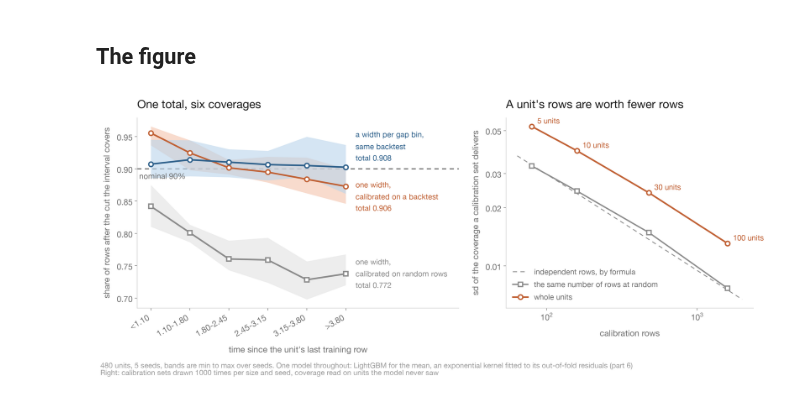
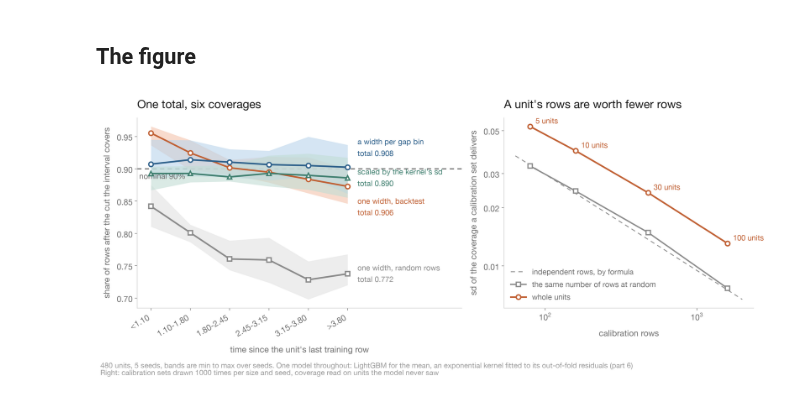
Before and after one commit to firefly1248/demo-notebooks, a Jupyter notebook: notebooks/panel_coverage_by_gap.ipynb, the cells around one changed output. Saved outputs shown, nothing was run; the diff lists cells and outputs as text; code cells hidden in the pictures.

```diff
--- a/notebooks/panel_coverage_by_gap.ipynb
+++ b/notebooks/panel_coverage_by_gap.ipynb
@@ -226,9 +228,13 @@ def fit_mean(tr, seed):
 
 
 # the conformal quantile of Angelopoulos and Bates (2022): the ceil((n + 1)(1 - ALPHA))-th
-# smallest score, which below 9 rows at 90% does not exist, so no finite width holds.
+# smallest score, which below MIN_CAL rows does not exist, so no finite width holds.
 # np.quantile(e, k/n, method="higher") is not this: it returns rank k + 1.
 def cq(e):
     n = len(e)
     k = int(np.ceil((n + 1)*(1 - ALPHA)))
     return np.inf if k > n else np.sort(e)[k - 1]
+
+
+MIN_CAL = next(n for n in range(1, 1000) if np.isfinite(cq(np.zeros(n))))
+print(f"at {1 - ALPHA:.0%} a conformal width needs {MIN_CAL} calibration rows to be finite")
@@ -394,8 +418,9 @@ def unit_band(hit, b, W):
     for lab in GAPL:
         k = np.asarray(b == lab)
         est = (W[:, k]*hit[k]).sum(1)/W[:, k].sum(1)
+        lo, hi = np.quantile(est, [0.025, 0.975])
         out.append({"bin": lab, "rows": k.sum(), "coverage": hit[k].mean(), "se": est.std(),
-                    "95% by unit": f"[{np.quantile(est, 0.025):.3f}, {np.quantile(est, 0.975):.3f}]"})
+                    "half-width": (hi - lo)/2, "95% by unit": f"[{lo:.3f}, {hi:.3f}]"})
     return pd.DataFrame(out)
 
 
@@ -441,7 +466,7 @@ for lab in GAPL[-3:]:
     for s in range(NSEED):
         n = int(cn.loc[s, f"n {lab}"])
         h = q[q.seed == s].hit
-        if n < 9:
+        if n < MIN_CAL:
             print(f"  seed {s}: {n} calibration rows, width = inf (insufficient calibration data)")
         else:
             print(f"  seed {s}: {n} calibration rows, coverage {h.mean():.3f} over {len(h)} rows")
@@ -466,0 +498,9 @@ for lab in GAPL[-3:]:
+# %%
+print(ZS.drop(columns="seed").mean().round(3).to_string())
+r = ZS.mean()
+print()
+print(f"the 90th percentile of the normalized score runs "
+      f"{r['q90 on scored rows']/r['q90 on calibration rows'] - 1:+.1%} on the scored rows against "
+      f"the calibration rows,")
+print(f"because the reported sd changes by {r['mean sd, scored']/r['mean sd, calibration'] - 1:+.1%} "
+      f"and the errors by {r['mean |residual|, scored']/r['mean |residual|, calibration'] - 1:+.1%}")
@@ -515,9 +565,11 @@ BLUE_E, BLUE_F = "#2C5F8A", "#B9D5EC"
 CORAL_E, CORAL_F = "#C05F32", "#F4C3AC"
 GREY_E, GREY_F = "#8a8a8a", "#E2E2E2"
 INK, MUTED, FAINT = "#1a1a1a", "#6e6e6e", "#9a9a9a"
-LINES = [("random rows", "constant", GREY_E, GREY_F, "s", 0.0, "one width,\ncalibrated on random rows"),
-         ("backtest", "constant", CORAL_E, CORAL_F, "o", -0.016, "one width,\ncalibrated on a backtest"),
-         ("backtest", "per gap bin", BLUE_E, BLUE_F, "o", 0.032,"a width per gap bin,\nsame backtest")]
+TEAL_E, TEAL_F = "#3F7F6F", "#C2DDD5"
+LINES = [("random rows", "constant", GREY_E, GREY_F, "s", 0.0, "one width, random rows"),
+         ("backtest", "constant", CORAL_E, CORAL_F, "o", -0.032, "one width, backtest"),
+         ("backtest", "per gap bin", BLUE_E, BLUE_F, "o", 0.030, "a width per gap bin"),
+         ("backtest", "kernel-scaled", TEAL_E, TEAL_F, "^", 0.0, "scaled by the kernel's sd")]
 x = np.arange(len(GAPL))
 OV = PS.loc["seen units", "coverage"].groupby(level=[0, 1]).mean()
 
@@ -527,11 +579,11 @@ fig.patch.set_facecolor("white")
 # left: coverage by gap bin, and the total each line reports
 ax = axes[0]
 for cal, sc, ec, fc, mk, dy, lab in LINES:
-    d = BS.loc[(cal, sc)]
+    d, mean = BS.loc[(cal, sc)], CB.loc[(cal, sc)].values      # the table's own per-bin means
     ax.fill_between(x, d.min().values, d.max().values, color=fc, alpha=0.6, lw=0, zorder=2)
-    ax.plot(x, d.mean().values, color=ec, lw=2.6, marker=mk, ms=7.5, mfc="white", mew=2.2, zorder=4)
-    ax.text(x[-1] + 0.25, d.mean().values[-1] + dy, f"{lab}\ntotal {OV.loc[(cal, sc)]:.3f}",
-            fontsize=12.5, color=ec, va="center", linespacing=1.3)
+    ax.plot(x, mean, color=ec, lw=2.6, marker=mk, ms=7.5, mfc="white", mew=2.2, zorder=4)
+    ax.text(x[-1] + 0.25, mean[-1] + dy, f"{lab}\ntotal {OV.loc[(cal, sc)]:.3f}",
+            fontsize=12.5, color=ec, va="center", linespacing=1.25)
 ax.axhline(1 - ALPHA, color="#4a4a4a", lw=1.4, ls=(0, (5, 4)), zorder=1)
 ax.text(-0.3, 1 - ALPHA - 0.004, "nominal 90%", fontsize=13, color=MUTED, va="top")
 ax.set_xticks(x)
@@ -553,34 +605,34 @@ ax.plot(u.rows, u["sd, whole units"], color=CORAL_E, lw=2.6, marker="o", ms=7.5,
         zorder=4, label="whole units")
 for k, r in u.iterrows():
     ax.annotate(f"{k} units", (r.rows, r["sd, whole units"]), xytext=(9, 5),
                 textcoords="offset points", fontsize=12.5, color=CORAL_E)
 ax.set_xscale("log")
 ax.set_yscale("log")
 ax.set_yticks([0.01, 0.02, 0.03, 0.05], ["0.01", "0.02", "0.03", "0.05"])
 ax.minorticks_off()
 ax.legend(frameon=False, fontsize=12.5, loc="lower left", labelcolor=MUTED)
 ax.set_xlabel("calibration rows", fontsize=14, color=MUTED, labelpad=10)
 ax.set_ylabel("sd of the coverage a calibration set delivers", fontsize=14, color=MUTED, labelpad=9)
 ax.set_title("A unit's rows are worth fewer rows", fontsize=19, color=INK, pad=16, loc="left")
 
 for ax in axes:
     ax.tick_params(labelsize=13.5, colors=MUTED, length=4)
     ax.tick_params(which="minor", colors=MUTED)
     for sp in ("top", "right"):
         ax.spines[sp].set_visible(False)
     for sp in ("left", "bottom"):
         ax.spines[sp].set_color("#c9c9c9")
 
 fig.text(0.008, 0.035, f"{NG} units, {NSEED} seeds, bands are min to max over seeds. One model throughout: "
          "LightGBM for the mean, an exponential kernel fitted to its out-of-fold residuals (part 6)",
          fontsize=12, color=FAINT, ha="left")
 fig.text(0.008, 0.010, f"Right: calibration sets drawn {REPS} times per size and seed, coverage read on "
          "units the model never saw", fontsize=12, color=FAINT, ha="left")
 fig.tight_layout(rect=[0, 0.06, 1, 1.0])
 fig.savefig("panel_coverage_by_gap.png", facecolor="white")
 plt.show()
 # %% [output]
-[figure, old version]
+[figure, new version]
 # %% [markdown]
 ## What this notebook measured
 
```
Also changed, not shown: parts of 14 cells of this notebook, 2 other files.
